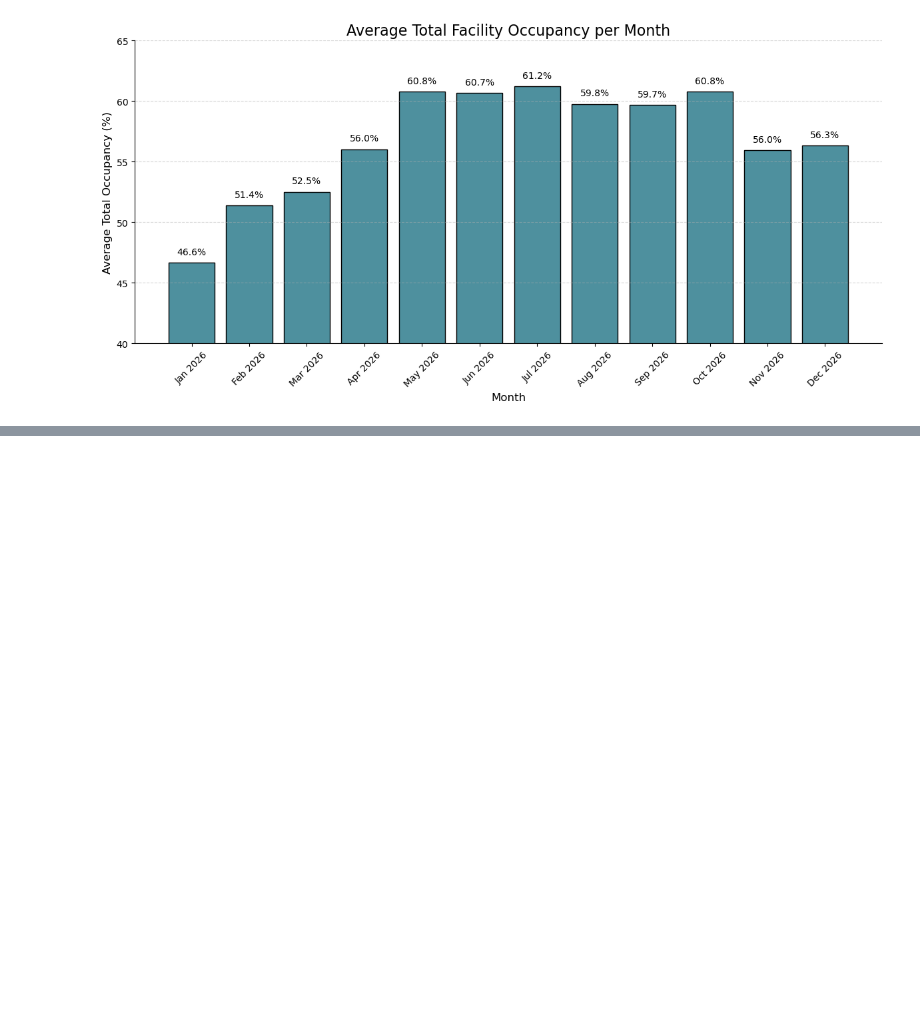
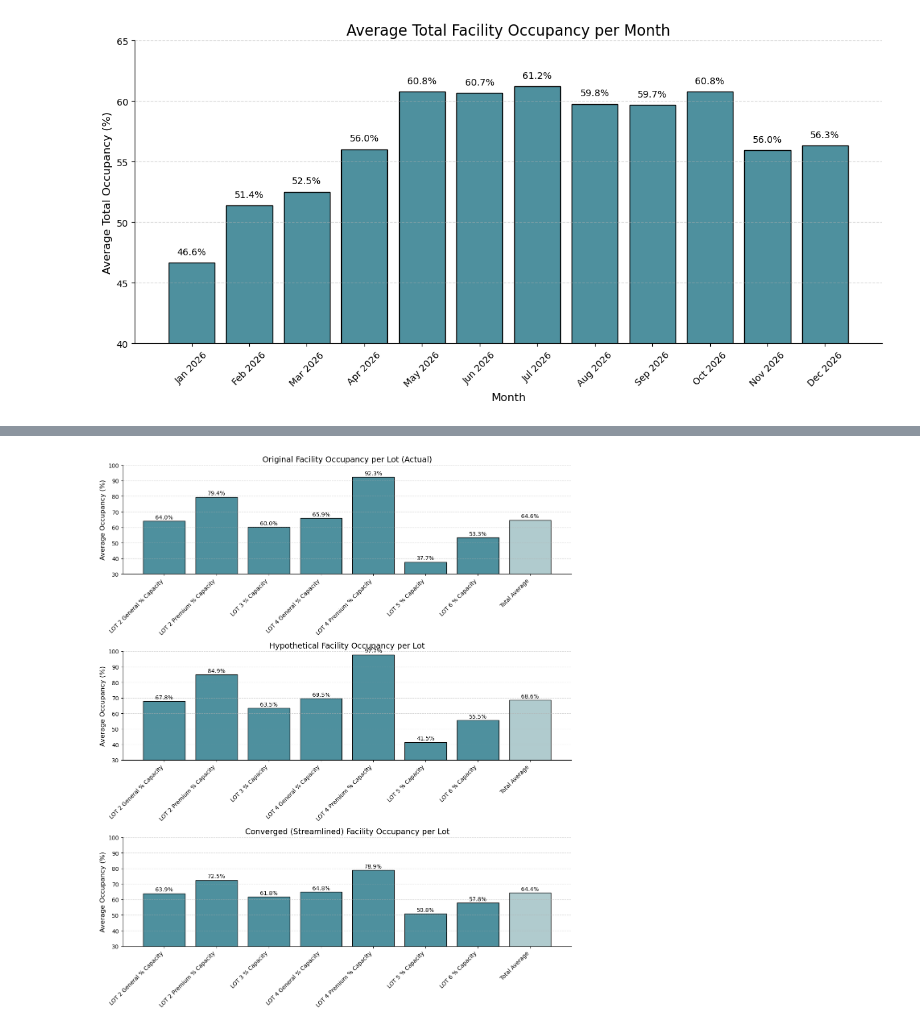
Before and after one commit to doom-boy/Ontario-Competition-Project, a Jupyter notebook: dynamicOccupationsHypothetical.ipynb, the cells around one changed output, grey strips where cells are left out. Saved outputs shown, nothing was run; the diff lists cells and outputs as text; code cells hidden in the pictures; blank space fills up the shorter version.

```diff
--- a/dynamicOccupationsHypothetical.ipynb
+++ b/dynamicOccupationsHypothetical.ipynb
@@ -87,0 +532,67 @@ plt.show()
+# %%
+import matplotlib.pyplot as plt
+import seaborn as sns
+import pandas as pd
+import numpy as np
+
+# --- Helper: compute yearly lot averages ---
+def compute_lot_averages(df):
+    lot_pct_cols = [
+        'LOT 2 General % Capacity', 'LOT 2 Premium % Capacity',
+        'LOT 3 % Capacity', 'LOT 4 General % Capacity',
+        'LOT 4 Premium % Capacity', 'LOT 5 % Capacity',
+        'LOT 6 % Capacity'
+    ]
+    df = df.copy()
+    df['Date'] = pd.to_datetime(df['Date'])
+    yearly_avg = df[lot_pct_cols].mean() * 100  # convert to %
+    total_avg = yearly_avg.mean()                # compute total average across all lots
+    yearly_avg['Total Average'] = total_avg      # append total average
+    return yearly_avg
+
+# --- Compute averages for each dataset ---
+avg_df = compute_lot_averages(df)
+avg_hypo = compute_lot_averages(df_hypo)
+avg_converge = compute_lot_averages(df_hypo_converge)
+
+# --- Plot setup ---
+fig, axes = plt.subplots(3, 1, figsize=(12, 14), sharey=True)
+
+datasets = [
+    (avg_df, "Original Facility Occupancy per Lot (Actual)"),
+    (avg_hypo, "Hypothetical Facility Occupancy per Lot"),
+    (avg_converge, "Converged (Streamlined) Facility Occupancy per Lot")
+]
+
+# --- Styling variables ---
+bar_color = "#4e909e"
+avg_color = "#b0cbce"
+edge_color = "black"
+
+for ax, (avg, title) in zip(axes, datasets):
+    colors = [bar_color] * (len(avg) - 1) + [avg_color]  # last bar (Total Average) different color
+    bars = ax.bar(avg.index, avg.values, color=colors, edgecolor=edge_color)
+
+    # Add labels
+    for bar in bars:
+        height = bar.get_height()
+        ax.text(
+            bar.get_x() + bar.get_width() / 2,
+            height + 0.6,
+            f'{height:.1f}%',
+            ha='center', va='bottom', fontsize=10
+        )
+
+    # Style
+    ax.set_title(title, fontsize=14, fontweight='normal')
+    ax.set_ylabel("Average Occupancy (%)", fontsize=12)
+    ax.set_xticklabels(avg.index, rotation=45, ha='right')
+    ax.grid(axis='y', linestyle='--', alpha=0.5)
+    sns.despine(ax=ax)
+    ax.set_ylim(30, 100)
+
+plt.tight_layout()
+plt.savefig("lot_facility_comparison_yearly_with_total.png", dpi=300, bbox_inches='tight')
+plt.show()
+# %% [output]
+[figure, added]
```
Also changed, not shown: parts of 8 cells of this notebook, 8 other files.
